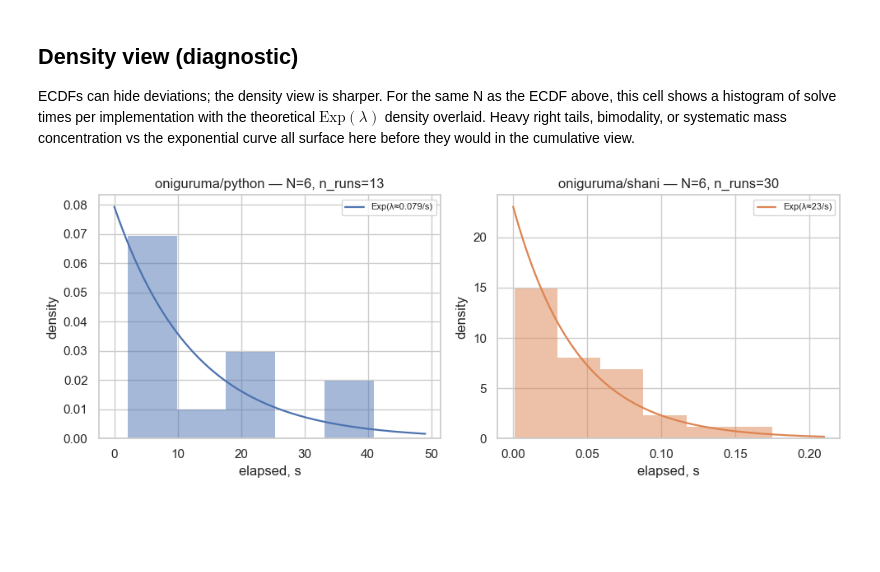
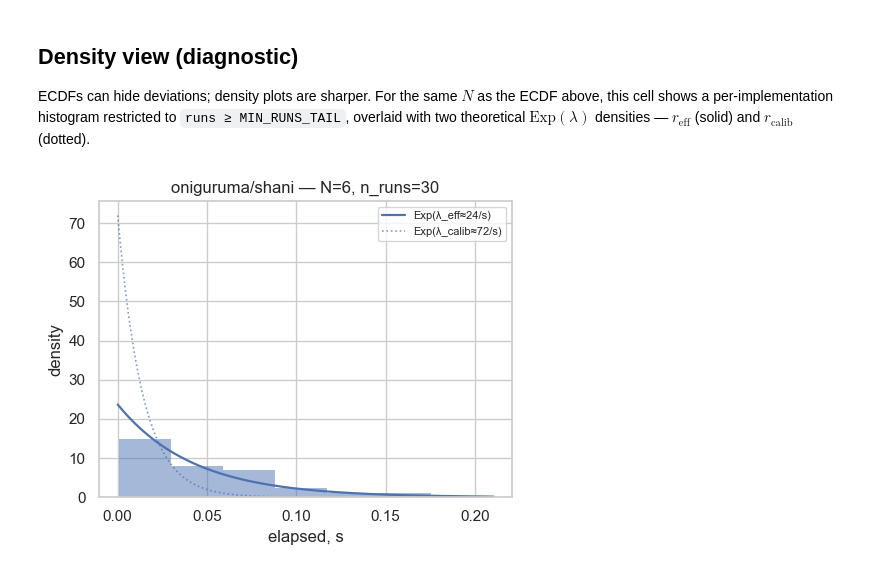
Before and after one commit to danilkiff/pow, a Jupyter notebook: analysis/explore_results.ipynb, the cells around one changed output. Saved outputs shown, nothing was run; the diff lists cells and outputs as text; code cells hidden in the pictures; blank space fills up the shorter version.

```diff
--- a/analysis/explore_results.ipynb
+++ b/analysis/explore_results.ipynb
@@ -149,0 +41,14 @@ bench-oniguruma-20260525T132118Z-python.json: label=oniguruma/python threads=1 N
+# %%
+from _lib import (
+    load_runs,
+    plot_diagnostics,
+    plot_ecdf,
+    plot_pdf,
+    plot_solve_times_full,
+    show_comparison,
+    show_headline,
+    show_table,
+    summary_table,
+)
+
+runs = load_runs()
@@ -440,56 +112,8 @@ if runs:
 # %% [markdown]
 ## Density view (diagnostic)
 
-ECDFs can hide deviations; the density view is sharper. For the same N as the ECDF above, this cell shows a histogram of solve times per implementation with the theoretical $\mathrm{Exp}(\lambda)$ density overlaid. Heavy right tails, bimodality, or systematic mass concentration vs the exponential curve all surface here before they would in the cumulative view.
+ECDFs can hide deviations; density plots are sharper. For the same $N$ as the ECDF above, this cell shows a per-implementation histogram restricted to `runs ≥ MIN_RUNS_TAIL`, overlaid with two theoretical $\mathrm{Exp}(\lambda)$ densities — $r_{\mathrm{eff}}$ (solid) and $r_{\mathrm{calib}}$ (dotted).
 # %%
-def plot_pdf_at(runs, n: int) -> None:
-    rows = []
-    for r in runs:
-        sub = r.df[r.df["n_zeros"] == n]
-        if len(sub) < 5:
-            continue
-        rows.append(sub.assign(label=r.label))
-    if not rows:
-        print(f"no implementation has enough samples at N={n}")
-        return
-    df_n = pd.concat(rows, ignore_index=True)
-    labels = sorted(df_n["label"].unique())
-    palette = dict(zip(labels, sns.color_palette(n_colors=len(labels)), strict=True))
-
-    _fig, axes = plt.subplots(1, len(labels), figsize=(5 * len(labels), 4), sharey=False)
-    if len(labels) == 1:
-        axes = [axes]
-    for ax, label in zip(axes, labels, strict=True):
-        sub = df_n[df_n["label"] == label]
-        sns.histplot(
-            sub["elapsed"],
-            bins="auto",
-            stat="density",
-            color=palette[label],
-            ax=ax,
-            alpha=0.5,
-            edgecolor="none",
-        )
-        rate = sub["hps"].mean() / (16**n)
-        ts = np.linspace(1e-9, sub["elapsed"].max() * 1.2, 300)
-        ax.plot(
-            ts,
-            stats.expon.pdf(ts, scale=1.0 / rate),
-            color=palette[label],
-            linewidth=1.6,
-            label=f"Exp(λ≈{_fmt2(rate)}/s)",
-        )
-        ax.set_title(f"{label} — N={n}, n_runs={len(sub)}")
-        ax.set_xlabel("elapsed, s")
-        ax.set_ylabel("density")
-        ax.legend(loc="upper right", fontsize=8)
-    plt.tight_layout()
-    plt.show()
-
-
-if runs:
-    n = _best_shared_n(runs)
-    if n is not None:
-        plot_pdf_at(runs, n)
+plot_pdf(runs)
 # %% [output]
-[figure, old version]
+[figure, new version]
```
Also changed, not shown: parts of 17 cells of this notebook, 5 other files.
